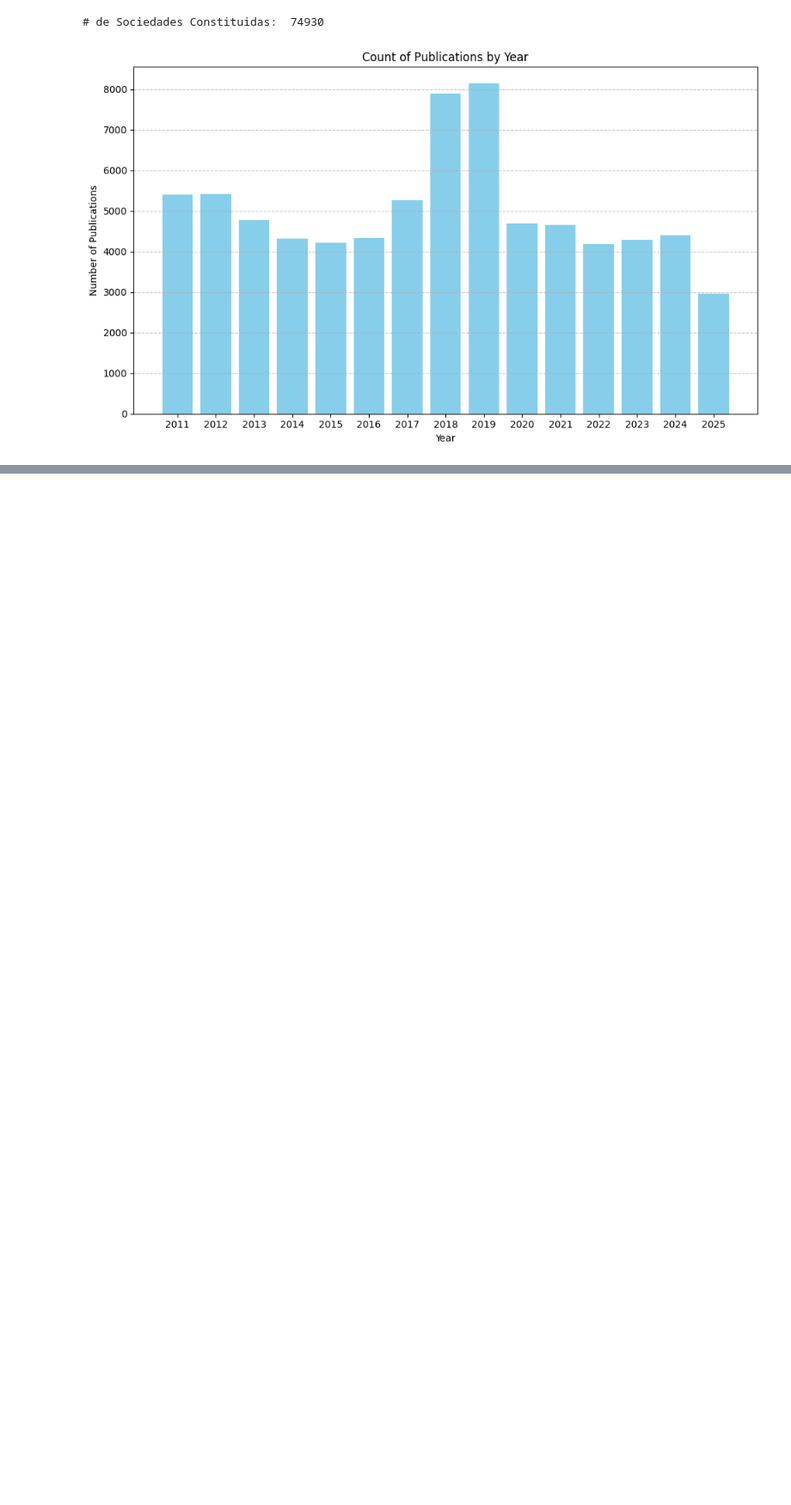
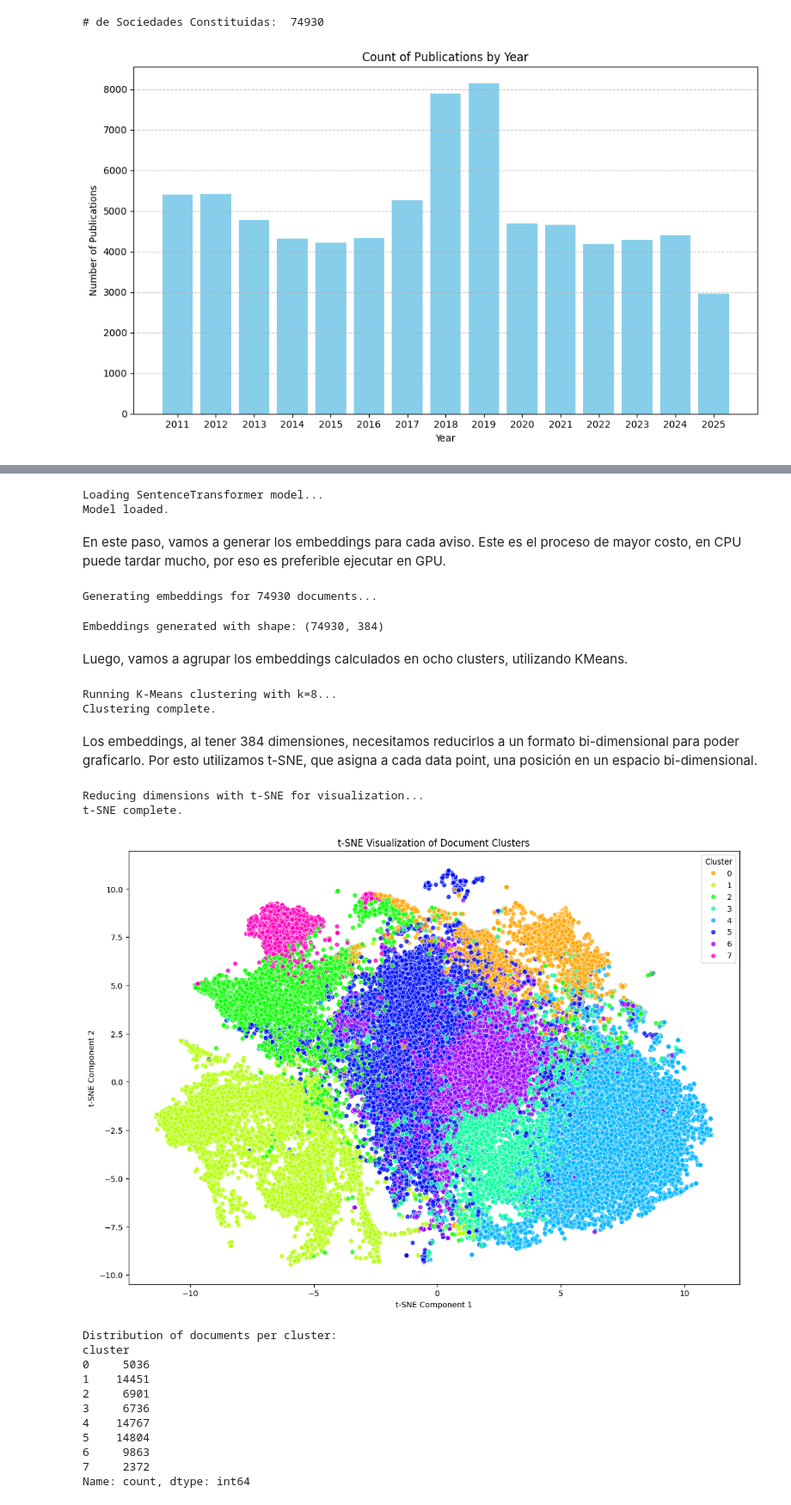
Before and after one commit to Gberlati/bulletin-analysis, a Jupyter notebook: notebooks/eda.ipynb, the cells around one changed output, grey strips where cells are left out. Shown at 86% size. Drawn from its saved outputs; the diff is of its cells as text; code cells hidden in the pictures; blank space fills up the shorter version.

```diff
--- a/notebooks/eda.ipynb
+++ b/notebooks/eda.ipynb
@@ -129,0 +299,76 @@ plot_fecha_publicacion(df_constituciones)
+# %%
+print("Loading SentenceTransformer model...")
+model = SentenceTransformer('paraphrase-multilingual-MiniLM-L12-v2', device=device)
+print("Model loaded.")
+# %% [output]
+Loading SentenceTransformer model...
+Model loaded.
+# %% [markdown]
+En este paso, vamos a generar los embeddings para cada aviso. Este es el proceso de mayor costo, en CPU puede tardar mucho, por eso es preferible ejecutar en GPU.
+# %%
+print(f"Generating embeddings for {len(df_constituciones)} documents...")
+df_constituciones.loc[:, 'detalle_aviso'] = df_constituciones['detalle_aviso'].astype(str)
+embeddings = model.encode(df_constituciones['detalle_aviso'].tolist(), show_progress_bar=True)
+print("Embeddings generated with shape:", embeddings.shape)
+# %% [output]
+Generating embeddings for 74930 documents...
+Embeddings generated with shape: (74930, 384)
+# %% [markdown]
+Luego, vamos a agrupar los embeddings calculados en ocho clusters, utilizando KMeans.
+# %%
+num_clusters = 8
+print(f"Running K-Means clustering with k={num_clusters}...")
+kmeans = KMeans(n_clusters=num_clusters, random_state=42, n_init=10)
+kmeans.fit(embeddings)
+
+# Assign the cluster label to each document in the DataFrame
+df_constituciones.loc[:, 'cluster'] = kmeans.labels_
+print("Clustering complete.")
+# %% [output]
+Running K-Means clustering with k=8...
+Clustering complete.
+# %% [markdown]
+Los embeddings, al tener 384 dimensiones, necesitamos reducirlos a un formato bi-dimensional para poder graficarlo. Por esto utilizamos t-SNE, que asigna a cada data point, una posición en un espacio bi-dimensional.
+# %%
+print("Reducing dimensions with t-SNE for visualization...")
+
+tsne = TSNE(n_components=2, perplexity=30, random_state=42, max_iter=300)
+embeddings_2d = tsne.fit_transform(embeddings)
+df_constituciones.loc[:, 'tsne_x'] = embeddings_2d[:, 0]
+df_constituciones.loc[:, 'tsne_y'] = embeddings_2d[:, 1]
+print("t-SNE complete.")
+
+# Create the scatter plot
+plt.figure(figsize=(14, 10))
+sns.scatterplot(
+    x='tsne_x', y='tsne_y',
+    hue='cluster',
+    palette=sns.color_palette("hsv", n_colors=num_clusters),
+    data=df_constituciones,
+    legend="full",
+    alpha=0.8
+)
+plt.title('t-SNE Visualization of Document Clusters')
+plt.xlabel('t-SNE Component 1')
+plt.ylabel('t-SNE Component 2')
+plt.legend(title='Cluster')
+plt.show()
+
+# Display the size of each cluster
+print("\nDistribution of documents per cluster:")
+print(df_constituciones['cluster'].value_counts().sort_index())
+# %% [output]
+Reducing dimensions with t-SNE for visualization...
+t-SNE complete.
+[figure, added]
+Distribution of documents per cluster:
+cluster
+0     5036
+1    14451
+2     6901
+3     6736
+4    14767
+5    14804
+6     9863
+7     2372
+Name: count, dtype: int64
```
Also changed, not shown: parts of 46 cells of this notebook, 5 other files.
